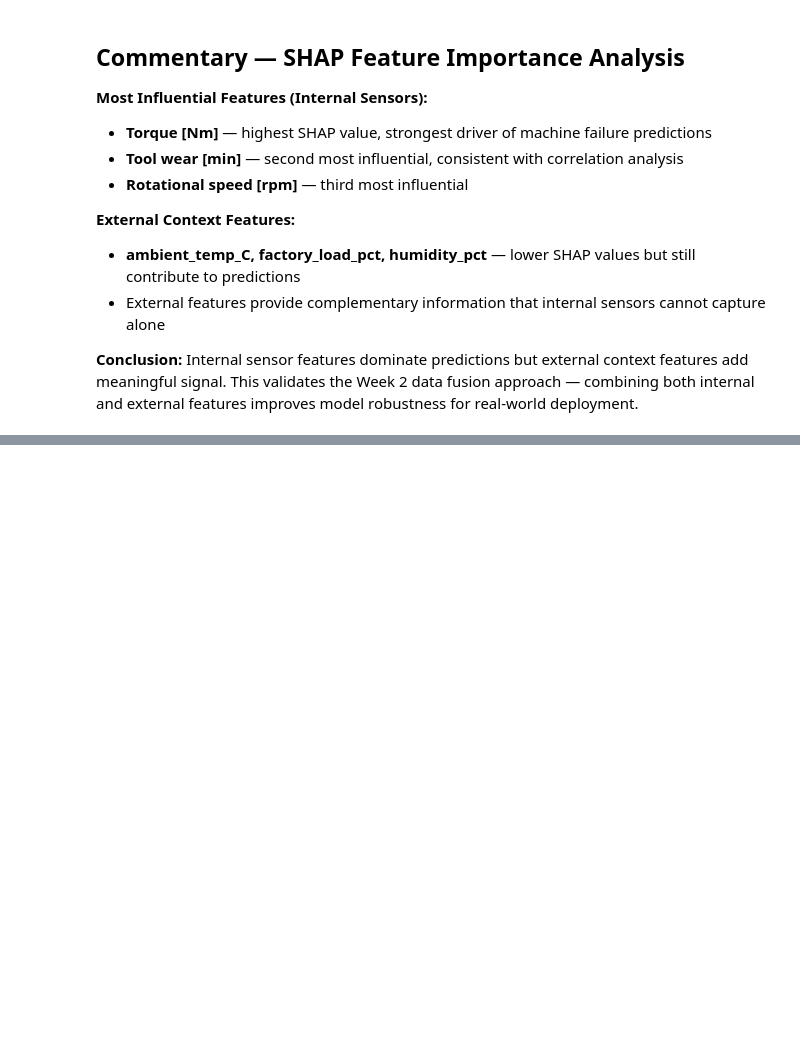
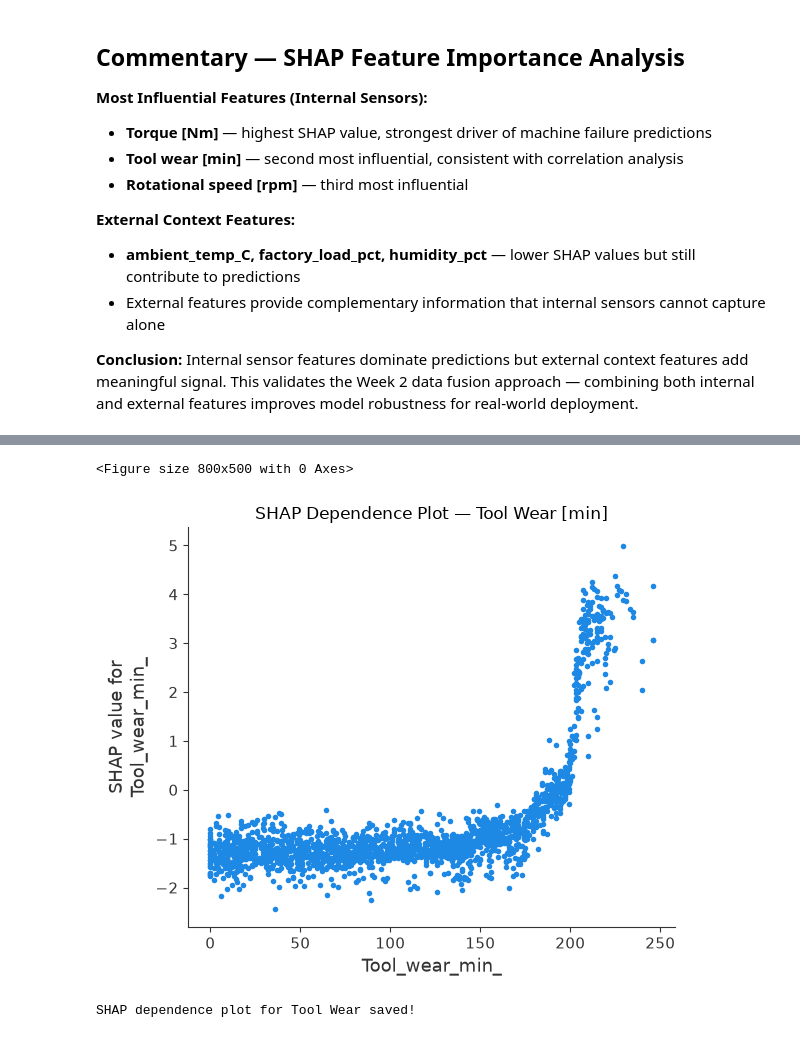
Before and after one commit to tarunsaxena2/predictive-maintance-iot, a Jupyter notebook: notebooks/week3_modeling.ipynb, the cells around one changed output, grey strips where cells are left out. Cells and saved outputs as stored; diff of their text form; code cells hidden in the pictures; blank space fills up the shorter version.

```diff
--- a/notebooks/week3_modeling.ipynb
+++ b/notebooks/week3_modeling.ipynb
@@ -285,0 +392,16 @@ Internal sensor features dominate predictions but external context features add
+# %%
+# SHAP Dependence Plot for Tool wear (second feature)
+plt.figure(figsize=(8, 5))
+shap.dependence_plot(
+    'Tool_wear_min_', shap_vals, X_test_df,
+    interaction_index=None, show=False
+)
+plt.title('SHAP Dependence Plot — Tool Wear [min]')
+plt.tight_layout()
+plt.savefig('../outputs/shap_dependence_toolwear.png', dpi=150, bbox_inches='tight')
+plt.show()
+print("SHAP dependence plot for Tool Wear saved!")
+# %% [output]
+<Figure size 800x500 with 0 Axes>
+[figure, added]
+SHAP dependence plot for Tool Wear saved!
```
Also changed, not shown: parts of 15 cells of this notebook, 2 other files.
